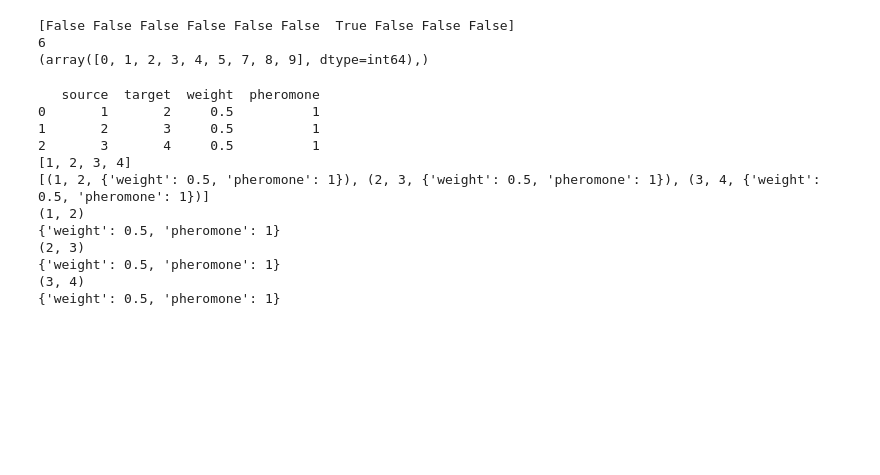
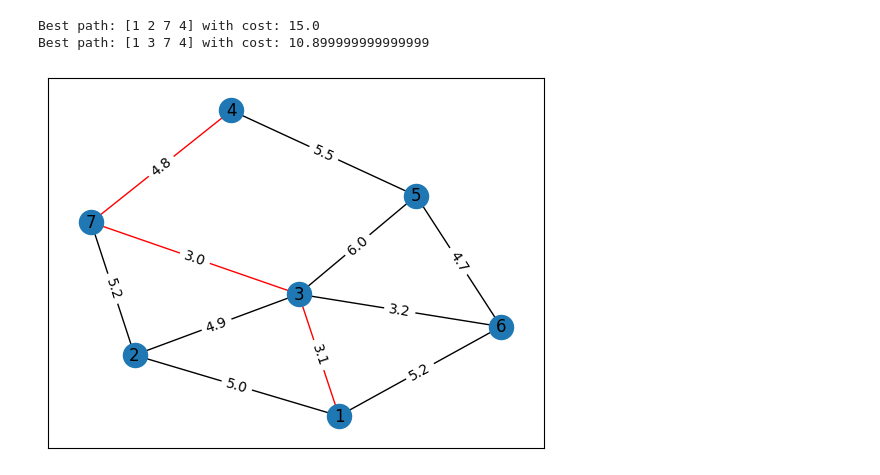
Before and after one commit to ELS4NTA/hexsilicon, a Jupyter notebook: Implementation.ipynb, the cells around one changed output. Saved outputs shown, nothing was run; the diff lists cells and outputs as text; code cells hidden in the pictures; blank space fills up the shorter version.

```diff
--- a/Implementation.ipynb
+++ b/Implementation.ipynb
@@ -74,34 +10,35 @@ unvisited = np.where(np.logical_not(visited))[0]
-# %%
-print(visited)
-print(current_point)
-print(unvisited)
-# %% [output]
-[False False False False False False  True False False False]
-6
-(array([0, 1, 2, 3, 4, 5, 7, 8, 9], dtype=int64),)
-# %%
-df = pd.DataFrame({'source': [1, 2, 3], 'target': [2, 3, 4], 'weight': [0.5, 0.5, 0.5]})
-# add pheromode column
-df['pheromone'] = 1
-graph_df = nx.from_pandas_edgelist(df, 'source', 'target', ['weight', 'pheromone'], create_using=nx.DiGraph())
-print(df)
-graph_df.get_edge_data()
-print(graph_df.nodes)
-print(graph_df.edges(data=True))
-for edge in graph_df.edges():
-    print(edge)
-    print(graph_df.get_edge_data(*edge))
-    edge[2]['pheromone'] = 0.5
-# %% [output]
-   source  target  weight  pheromone
-0       1       2     0.5          1
-1       2       3     0.5          1
-2       3       4     0.5          1
-[1, 2, 3, 4]
-[(1, 2, {'weight': 0.5, 'pheromone': 1}), (2, 3, {'weight': 0.5, 'pheromone': 1}), (3, 4, {'weight': 0.5, 'pheromone': 1})]
-(1, 2)
-{'weight': 0.5, 'pheromone': 1}
-(2, 3)
-{'weight': 0.5, 'pheromone': 1}
-(3, 4)
-{'weight': 0.5, 'pheromone': 1}
+# %%
+hyperparams = {'n_ants': 7, 'n_iterations': 20, 'rho': 0.01, 'q': 1, 'pheromone_0': 0.1}
+df = pd.DataFrame({'source': [1, 1, 1, 2, 2, 3, 3, 3, 4, 4, 5],
+                   'target': [2, 3, 6, 3, 7, 6, 7, 5, 5, 7, 6],
+                   'weight': [5, 3.1, 5.2, 4.9, 5.2, 3.2, 3, 6, 5.5, 4.8, 4.7]})
+dict_restrictions = {'initial_point': 1, 'final_point': 4}
+R = restriction.Restriction(dict_restrictions)
+D = domain.Domain(df, R)
+P = problem.Problem(D, MinPathFunction())
+a = SACO(hyperparams, P)
+# %%
+a.generate_initial_swarm()
+path = a.metaheuristic()
+# %% [output]
+Best path: [1 2 7 4] with cost: 15.0
+Best path: [1 3 7 4] with cost: 10.899999999999999
+# %%
+G = a.problem.representation
+path_edges = list(zip(path, path[1:]))
+
+edge_colors = [
+    "red" if edge in path_edges or tuple(reversed(edge)) in path_edges else "black"
+    for edge in G.edges()
+]
+
+pos = nx.spring_layout(G)
+nx.draw_networkx_nodes(G, pos)
+nx.draw_networkx_edges(G, pos, edge_color=edge_colors)
+nx.draw_networkx_labels(G, pos)
+nx.draw_networkx_edge_labels(
+    G, pos, edge_labels={(u, v): d["weight"] for u, v, d in G.edges(data=True)}
+)
+plt.show()
+# %% [output]
+[figure, added]
```
Also changed, not shown: parts of 6 cells of this notebook, 8 other files.
